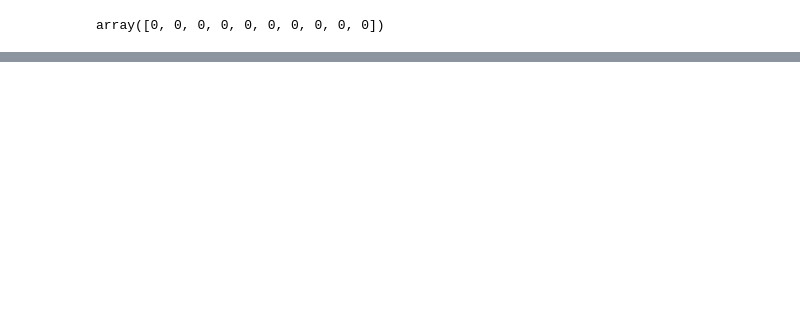
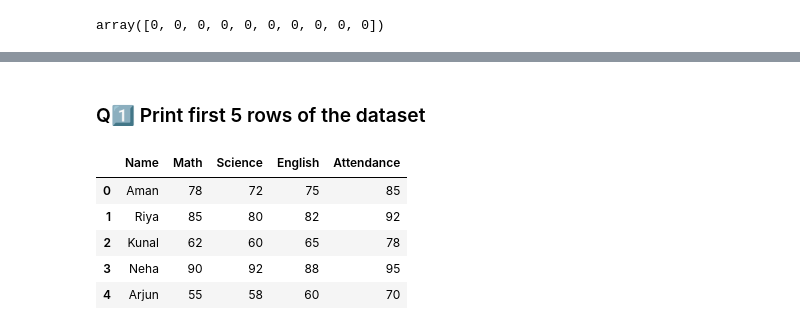
Before and after one commit to HarshitaKoshta/Python-For-Data-Science, a Jupyter notebook: PANDAS/Practice.ipynb, the cells around one changed output, grey strips where cells are left out. Cells and saved outputs as stored; diff of their text form; code cells hidden in the pictures; blank space fills up the shorter version.

```diff
--- a/PANDAS/Practice.ipynb
+++ b/PANDAS/Practice.ipynb
@@ -168,0 +195,11 @@ array([0, 0, 0, 0, 0, 0, 0, 0, 0, 0])
+# %% [markdown]
+### Q1️⃣ Print first 5 rows of the dataset
+# %%
+df.head()
+# %% [output]
+|  | Name | Math | Science | English | Attendance |
+| 0 | Aman | 78 | 72 | 75 | 85 |
+| 1 | Riya | 85 | 80 | 82 | 92 |
+| 2 | Kunal | 62 | 60 | 65 | 78 |
+| 3 | Neha | 90 | 92 | 88 | 95 |
+| 4 | Arjun | 55 | 58 | 60 | 70 |
```
Also changed, not shown: parts of 26 cells of this notebook.
